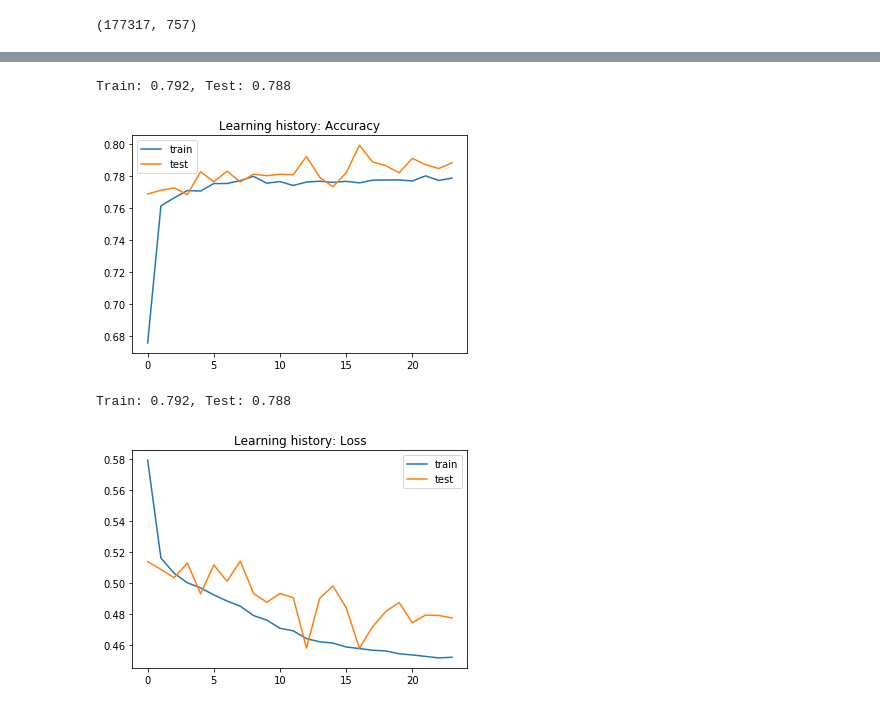
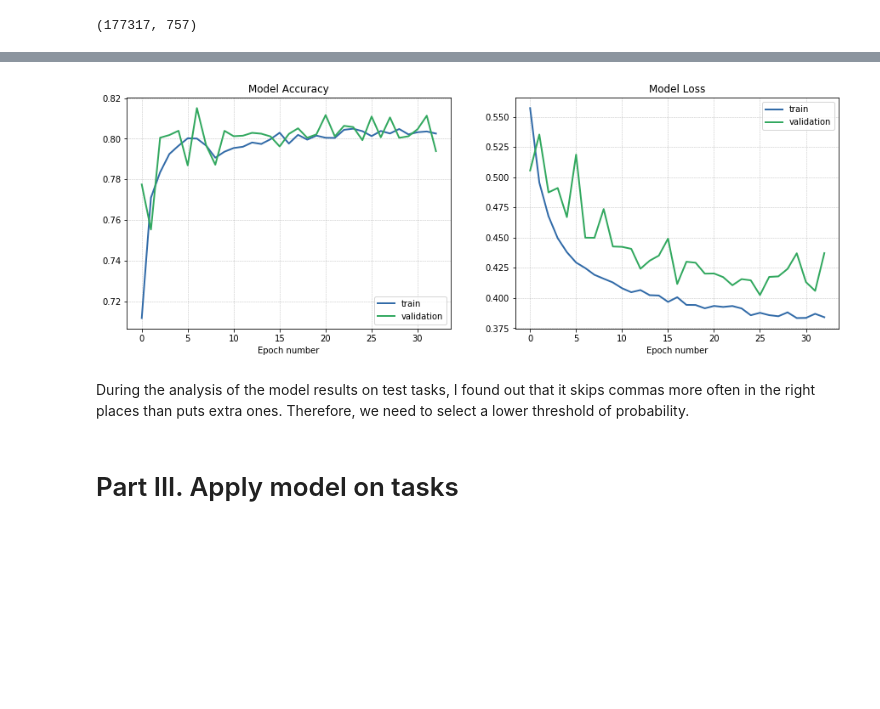
Before and after one commit to Daryaggg/ai-journey-19, a Jupyter notebook: Tasks17-20_punctuation.ipynb, the cells around one changed output, grey strips where cells are left out. Cells and saved outputs as stored; diff of their text form; code cells hidden in the pictures; blank space fills up the shorter version.

```diff
--- a/Tasks17-20_punctuation.ipynb
+++ b/Tasks17-20_punctuation.ipynb
@@ -112,17 +121,18 @@ from sklearn.metrics import roc_auc_score
 from sklearn.model_selection import GridSearchCV, RandomizedSearchCV, train_test_split
 from sklearn.model_selection import StratifiedKFold
 # %%
-X_train, X_test, y_train, y_test = train_test_split(X_df, y, test_size=0.15)
+# split data into train and validation sets
+X_train, X_val, y_train, y_val = train_test_split(X_df, y, test_size=0.15)
 
 W_train = X_train['weight']
 X_train.drop('weight', axis=1, inplace=True)
-W_test = X_test['weight']
-X_test.drop('weight', axis=1, inplace=True)
+W_val = X_val['weight']
+X_val.drop('weight', axis=1, inplace=True)
 # %%
 from sklearn.preprocessing import StandardScaler, MinMaxScaler
 sc = StandardScaler()
 X_train = sc.fit_transform(X_train)
-X_test = sc.transform(X_test)
+X_val = sc.transform(X_val)
 # %%
 X_train.shape
 # %% [output]
@@ -145,10 +155,11 @@ from keras import backend as K
 K.clear_session()
 model = Sequential()
 
-model.add(Dense(60, input_shape=(X_train.shape[1],), init = 'uniform'))
-model.add(Dropout(.5))
+model.add(Dense(40, input_shape=(X_train.shape[1],), init = 'uniform'))
+model.add(Dropout(.3))
+model.add(Activation('relu'))
 
-model.add(Dense(20, init = 'uniform'))
+model.add(Dense(10, init = 'uniform'))
 model.add(Dropout(.1))
 model.add(Activation('relu'))
 
@@ -193,9 +198,9 @@ Use tf.where in 2.0, which has the same broadcast rule as np.where
 history = model.fit(
     X_train,
     y_train,
-    batch_size=256,
+    batch_size=64,
     epochs=100,
-    validation_data=(X_test, y_test, W_test.values),
+    validation_data=(X_val, y_val, W_val.values),
     verbose=2,
     class_weight=class_weights,
     callbacks=my_callbacks,
@@ -222,31 +227,11 @@ Epoch 00024: early stopping
-# %%
-import matplotlib.pyplot as plt
-%matplotlib inline
-# evaluate the model
-_, train_acc = model.evaluate(X_train, y_train, verbose=0)
-_, test_acc = model.evaluate(X_test, y_test, verbose=0)
-print('Train: %.3f, Test: %.3f' % (train_acc, test_acc))
-# plot training history
-plt.plot(history.history['accuracy'], label='train')
-plt.plot(history.history['val_accuracy'], label='test')
-plt.legend()
-plt.title('Learning history: Accuracy')
-plt.show()
-
-import matplotlib.pyplot as plt
-%matplotlib inline
-# evaluate the model
-_, train_acc = model.evaluate(X_train, y_train, verbose=0)
-_, test_acc = model.evaluate(X_test, y_test, verbose=0)
-print('Train: %.3f, Test: %.3f' % (train_acc, test_acc))
-# plot training history
-plt.plot(history.history['loss'], label='train')
-plt.plot(history.history['val_loss'], label='test')
-plt.legend()
-plt.title('Learning history: Loss')
-plt.show()
-# %% [output]
-Train: 0.792, Test: 0.788
-[figure, removed]
-Train: 0.792, Test: 0.788
-[figure, removed]
+# %%
+%matplotlib inline
+from code_snippets.utils import plot_learning_metrics
+
+plot_learning_metrics(history)
+# %% [output]
+[figure, added]
+# %% [markdown]
+During the analysis of the model results on test tasks, I found out that it skips commas more often in the right places than puts extra ones. Therefore, we need to select a lower threshold of probability.
+# %% [markdown]
+# Part III. Apply model on tasks
```
Also changed, not shown: parts of 17 cells of this notebook, 48 other files.
